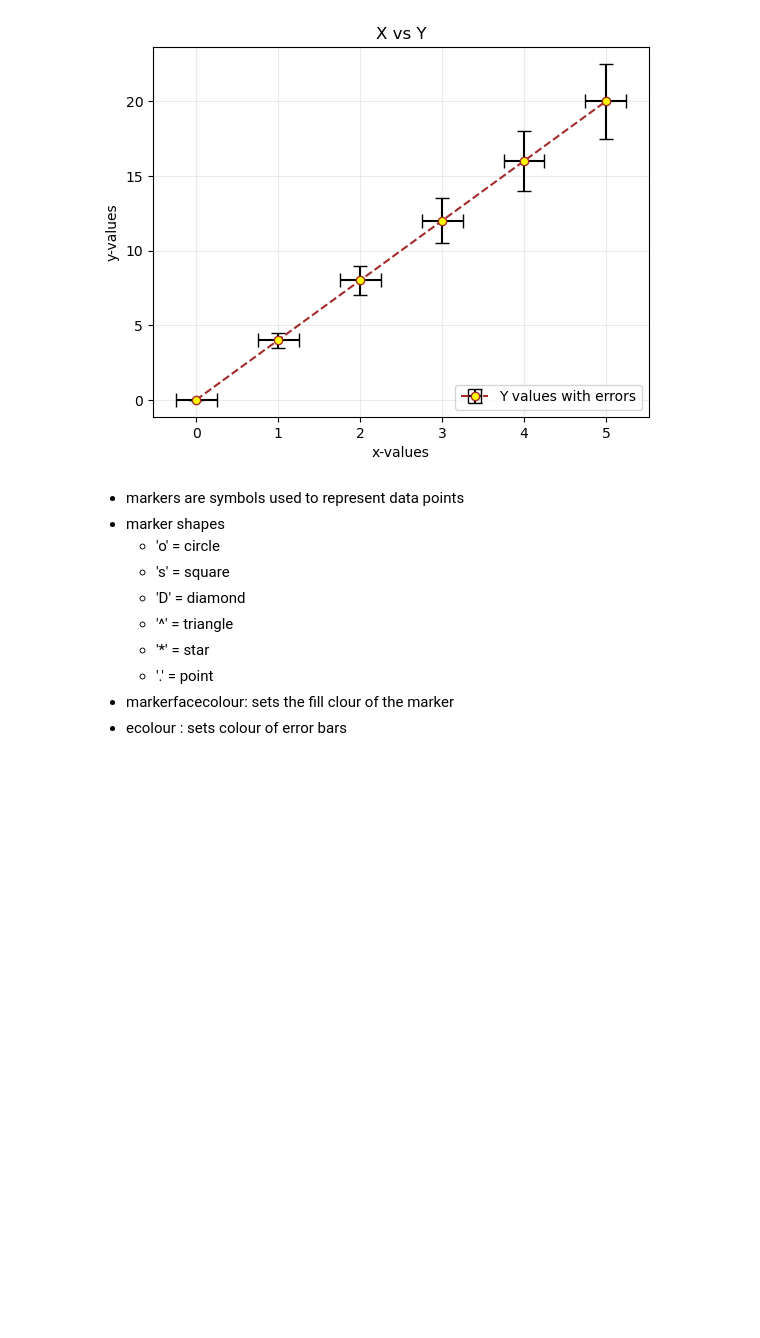
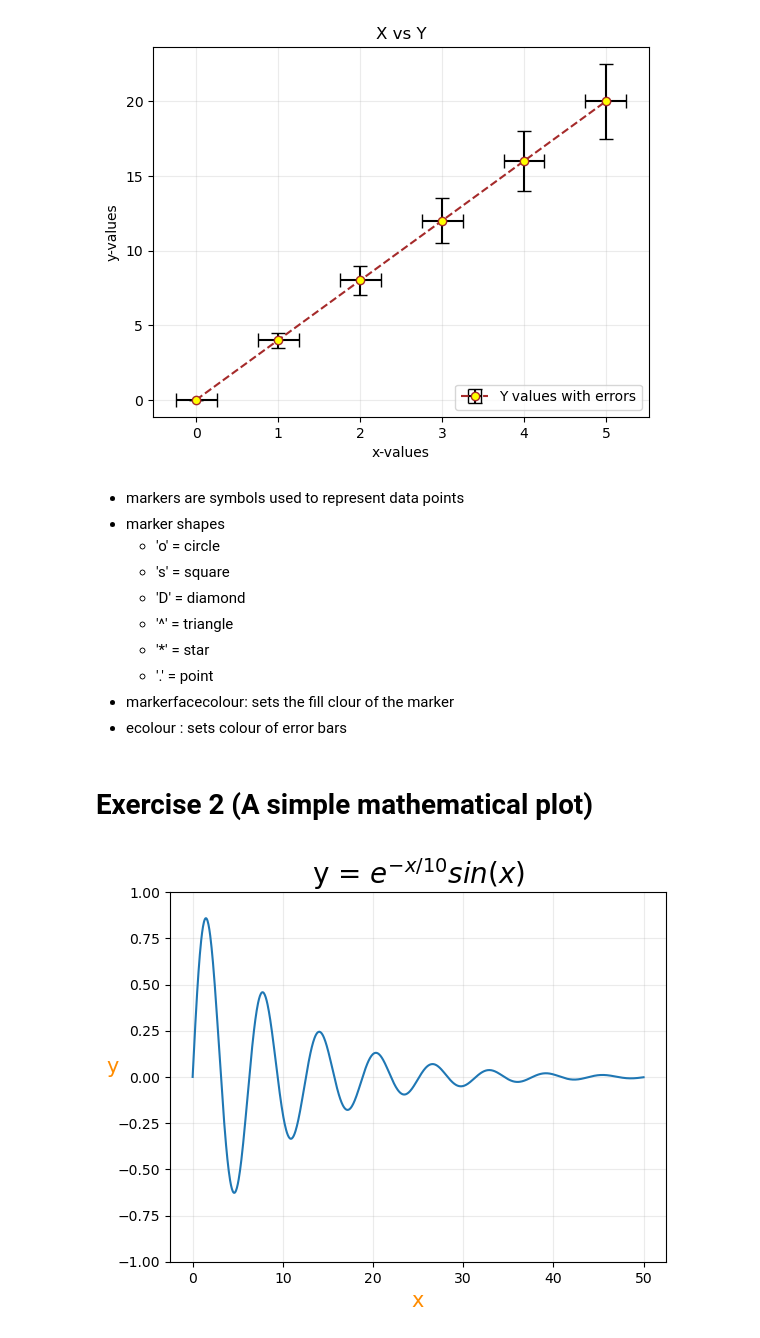
Before and after one commit to SPS-SP2273/learning-portfolio-Eee-bee, a Jupyter notebook: 7.2_plotting__exercises/plotting_(need)_exercises.ipynb, the cells around one changed output. Cells and saved outputs as stored; diff of their text form; code cells hidden in the pictures; blank space fills up the shorter version.

Commit message:
READY FOR REVIEW plotting_(need)_exercises

```diff
--- a/7.2_plotting__exercises/plotting_(need)_exercises.ipynb
+++ b/7.2_plotting__exercises/plotting_(need)_exercises.ipynb
@@ -37,3 +37,20 @@ plt.show()
     - '.' = point
 - markerfacecolour: sets the fill clour of the marker
 - ecolour : sets colour of error bars
+# %% [markdown]
+# Exercise 2 (A simple mathematical plot)
+# %%
+import math
+x = np.linspace(0, 50, 1000)
+y = ((math.e)**(-x/10))*(np.sin(x))
+plt.plot(x, y,)
+
+plt.xlabel('x', fontsize = 15, c = 'darkorange')
+plt.ylabel('y', fontsize = 15, c = 'darkorange', rotation = 360)
+plt.title('y = $ e^{-x/10}sin(x) $', fontsize = 20)
+plt.grid(alpha=.25)
+plt.ylim([-1, 1])
+
+plt.show()
+# %% [output]
+[figure, added]
```
